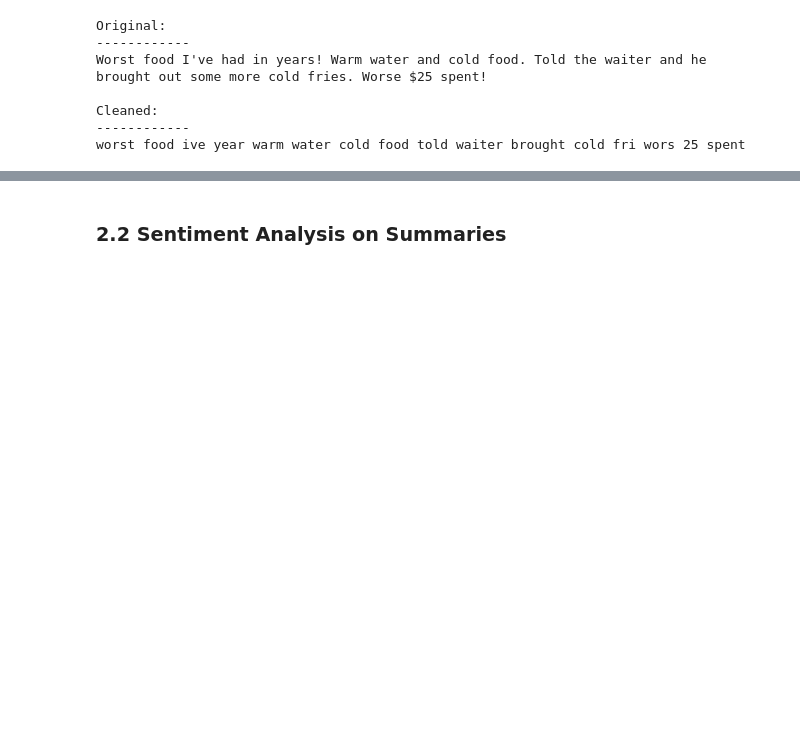
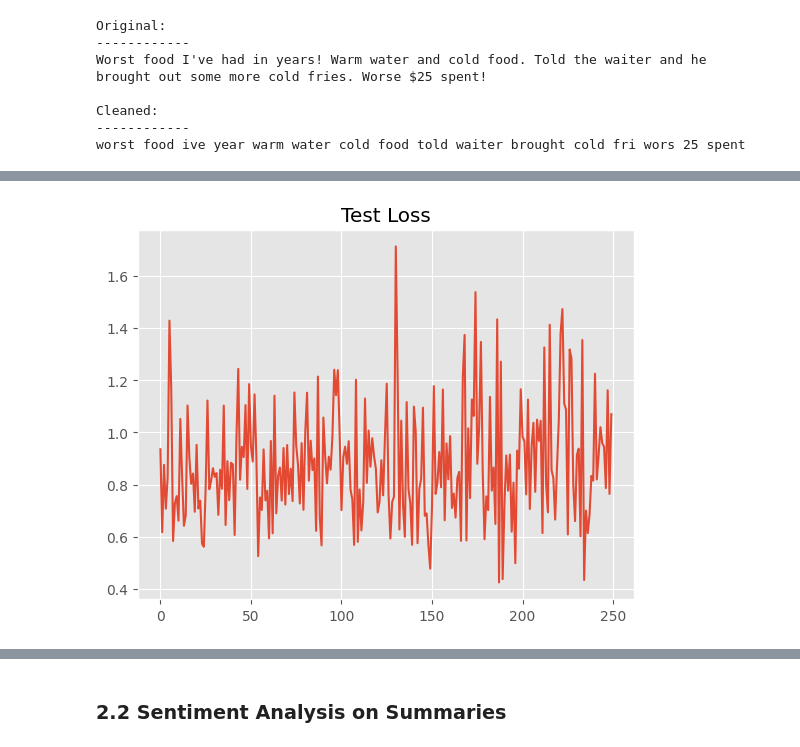
Before and after one commit to raian621/FinalProjectNLP, a Jupyter notebook: FinalProjectNLP.ipynb, the cells around one changed output, grey strips where cells are left out. Saved outputs shown, nothing was run; the diff lists cells and outputs as text; code cells hidden in the pictures; blank space fills up the shorter version.

```diff
--- a/FinalProjectNLP.ipynb
+++ b/FinalProjectNLP.ipynb
@@ -658,3 +630,9 @@ generating word embeddings for testing set...
+# %%
+plt.plot(test_loss_history)
+plt.title('Test Loss')
+plt.show()
+# %% [output]
+[figure, added]
 # %%
 model.eval()
 
```
Also changed, not shown: parts of 46 cells of this notebook.
